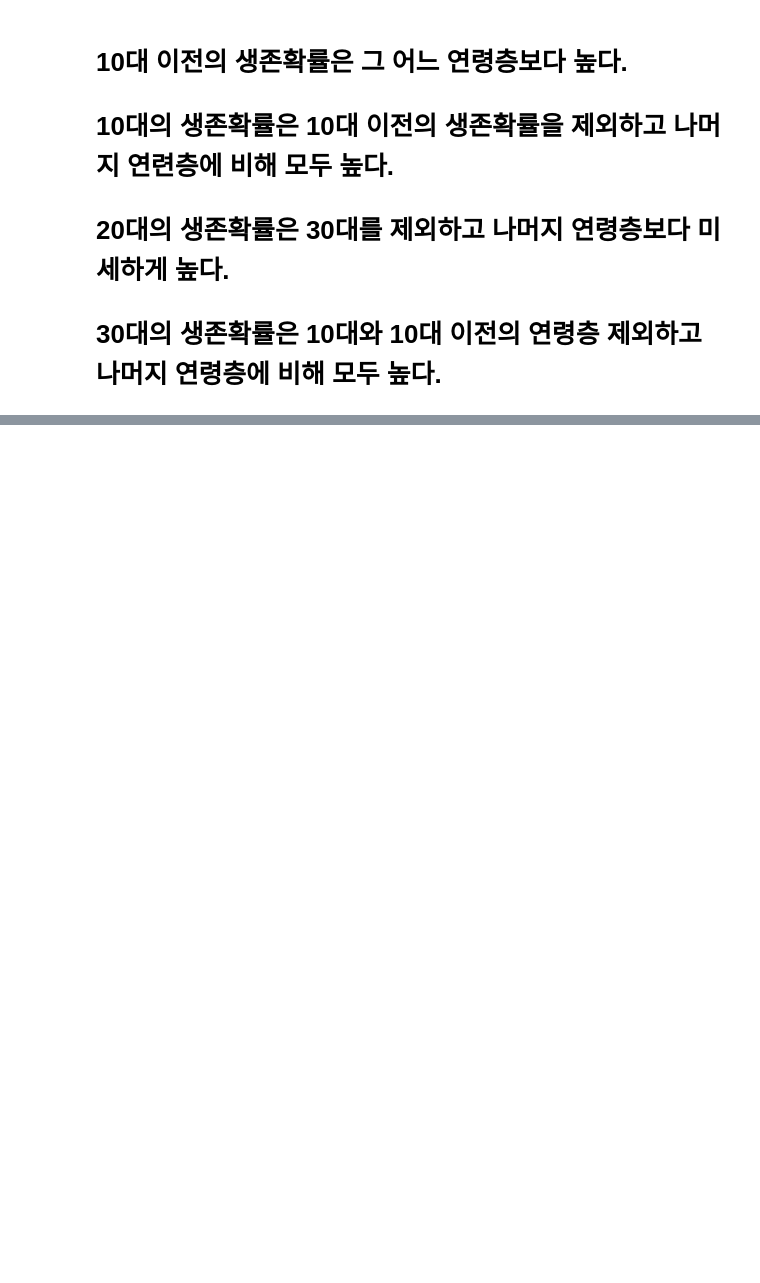
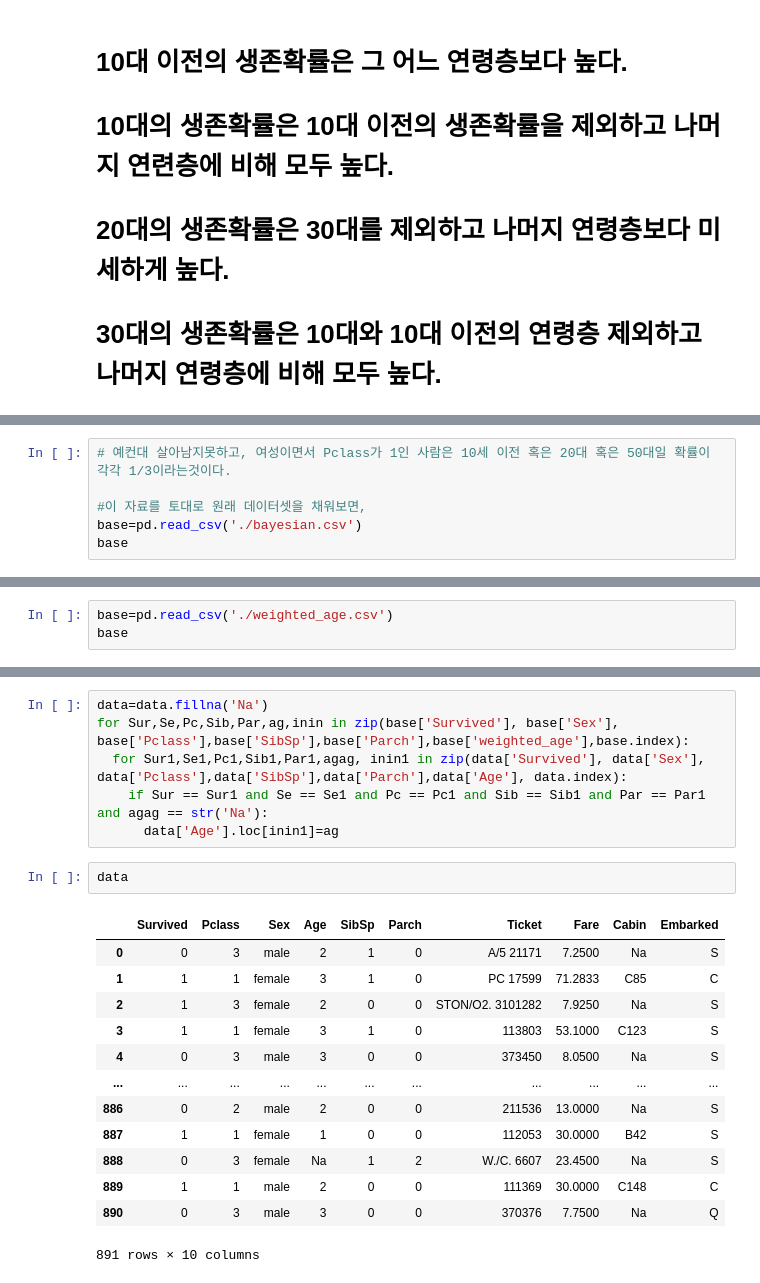
Before and after one commit to Ash-Stat/An-Si-Hyun, a Jupyter notebook: kaggle_titanic.ipynb, the cells around one changed output, grey strips where cells are left out. Saved outputs shown, nothing was run; the diff lists cells and outputs as text; blank space fills up the shorter version.

```diff
--- a/kaggle_titanic.ipynb
+++ b/kaggle_titanic.ipynb
@@ -354,0 +532,6 @@ p-value가 0.05 초과 이므로, 귀무가설을 기각할 수 없다. 즉, 생
+# %%
+# 예컨대 살아남지못하고, 여성이면서 Pclass가 1인 사람은 10세 이전 혹은 20대 혹은 50대일 확률이 각각 1/3이라는것이다.
+
+#이 자료를 토대로 원래 데이터셋을 채워보면,
+base=pd.read_csv('./bayesian.csv')
+base
@@ -354,0 +576,3 @@ p-value가 0.05 초과 이므로, 귀무가설을 기각할 수 없다. 즉, 생
+# %%
+base=pd.read_csv('./weighted_age.csv')
+base
@@ -354,0 +634,22 @@ p-value가 0.05 초과 이므로, 귀무가설을 기각할 수 없다. 즉, 생
+# %%
+data=data.fillna('Na')
+for Sur,Se,Pc,Sib,Par,ag,inin in zip(base['Survived'], base['Sex'], base['Pclass'],base['SibSp'],base['Parch'],base['weighted_age'],base.index):
+  for Sur1,Se1,Pc1,Sib1,Par1,agag, inin1 in zip(data['Survived'], data['Sex'], data['Pclass'],data['SibSp'],data['Parch'],data['Age'], data.index):
+    if Sur == Sur1 and Se == Se1 and Pc == Pc1 and Sib == Sib1 and Par == Par1 and agag == str('Na'):
+      data['Age'].loc[inin1]=ag
+# %%
+data
+# %% [output]
+|  | Survived | Pclass | Sex | Age | SibSp | Parch | Ticket | Fare | Cabin | Embarked |
+| 0 | 0 | 3 | male | 2 | 1 | 0 | A/5 21171 | 7.2500 | Na | S |
+| 1 | 1 | 1 | female | 3 | 1 | 0 | PC 17599 | 71.2833 | C85 | C |
+| 2 | 1 | 3 | female | 2 | 0 | 0 | STON/O2. 3101282 | 7.9250 | Na | S |
+| 3 | 1 | 1 | female | 3 | 1 | 0 | 113803 | 53.1000 | C123 | S |
+| 4 | 0 | 3 | male | 3 | 0 | 0 | 373450 | 8.0500 | Na | S |
+| ... | ... | ... | ... | ... | ... | ... | ... | ... | ... | ... |
+| 886 | 0 | 2 | male | 2 | 0 | 0 | 211536 | 13.0000 | Na | S |
+| 887 | 1 | 1 | female | 1 | 0 | 0 | 112053 | 30.0000 | B42 | S |
+| 888 | 0 | 3 | female | Na | 1 | 2 | W./C. 6607 | 23.4500 | Na | S |
+| 889 | 1 | 1 | male | 2 | 0 | 0 | 111369 | 30.0000 | C148 | C |
+| 890 | 0 | 3 | male | 3 | 0 | 0 | 370376 | 7.7500 | Na | Q |
+891 rows × 10 columns
```
Also changed, not shown: parts of 27 cells of this notebook.
